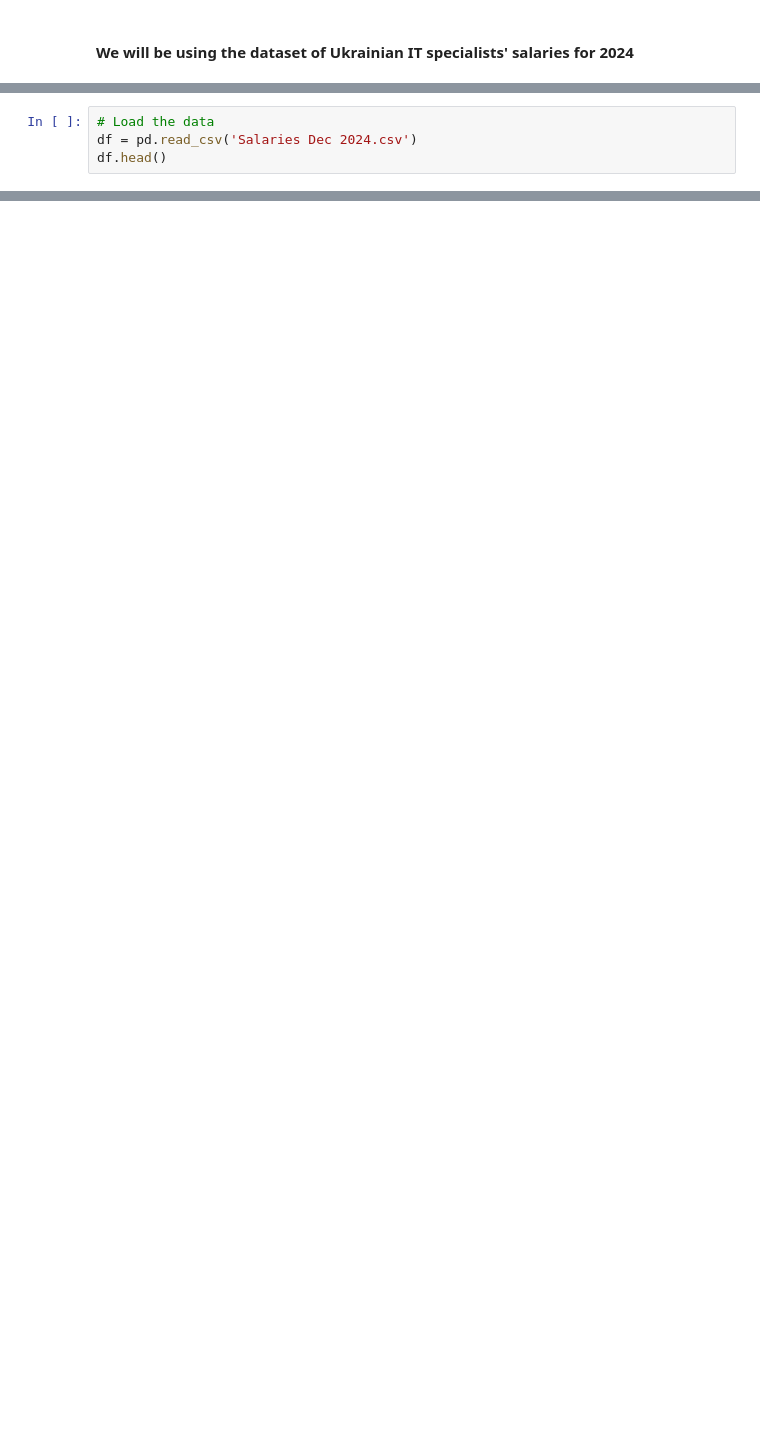
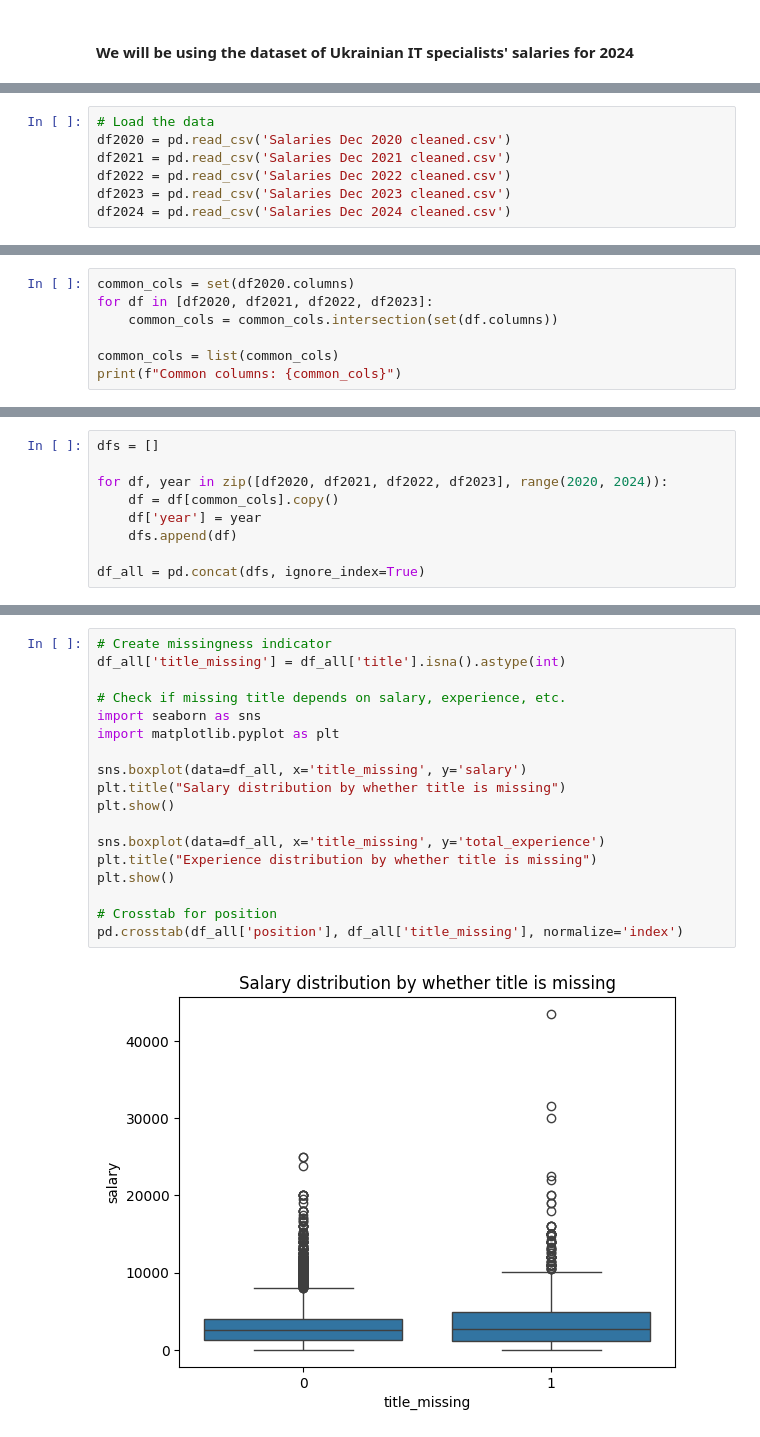
Before and after one commit to Danylo-Ik/Econometrics-Project-IT, a Jupyter notebook: it_salaries.ipynb, the cells around one changed output, grey strips where cells are left out. Saved outputs shown, nothing was run; the diff lists cells and outputs as text; blank space fills up the shorter version.

Commit message:
united and cleaned data ;+]

```diff
--- a/it_salaries.ipynb
+++ b/it_salaries.ipynb
@@ -9,4 +9,0 @@ from sklearn import linear_model
-# %%
-# Load the data
-df = pd.read_csv('Salaries Dec 2024.csv')
-df.head()
@@ -225,0 +10,7 @@ plt.show()
+# %%
+# Load the data
+df2020 = pd.read_csv('Salaries Dec 2020 cleaned.csv')
+df2021 = pd.read_csv('Salaries Dec 2021 cleaned.csv')
+df2022 = pd.read_csv('Salaries Dec 2022 cleaned.csv')
+df2023 = pd.read_csv('Salaries Dec 2023 cleaned.csv')
+df2024 = pd.read_csv('Salaries Dec 2024 cleaned.csv')
@@ -225,0 +19,7 @@ plt.show()
+# %%
+common_cols = set(df2020.columns)
+for df in [df2020, df2021, df2022, df2023]:
+    common_cols = common_cols.intersection(set(df.columns))
+
+common_cols = list(common_cols)
+print(f"Common columns: {common_cols}")
@@ -225,0 +28,9 @@ plt.show()
+# %%
+dfs = []
+
+for df, year in zip([df2020, df2021, df2022, df2023], range(2020, 2024)):
+    df = df[common_cols].copy()
+    df['year'] = year
+    dfs.append(df)
+
+df_all = pd.concat(dfs, ignore_index=True)
@@ -225,0 +61,20 @@ plt.show()
+# %%
+# Create missingness indicator
+df_all['title_missing'] = df_all['title'].isna().astype(int)
+
+# Check if missing title depends on salary, experience, etc.
+import seaborn as sns
+import matplotlib.pyplot as plt
+
+sns.boxplot(data=df_all, x='title_missing', y='salary')
+plt.title("Salary distribution by whether title is missing")
+plt.show()
+
+sns.boxplot(data=df_all, x='title_missing', y='total_experience')
+plt.title("Experience distribution by whether title is missing")
+plt.show()
+
+# Crosstab for position
+pd.crosstab(df_all['position'], df_all['title_missing'], normalize='index')
+# %% [output]
+[figure, added]
```
Also changed, not shown: parts of 33 cells of this notebook.
